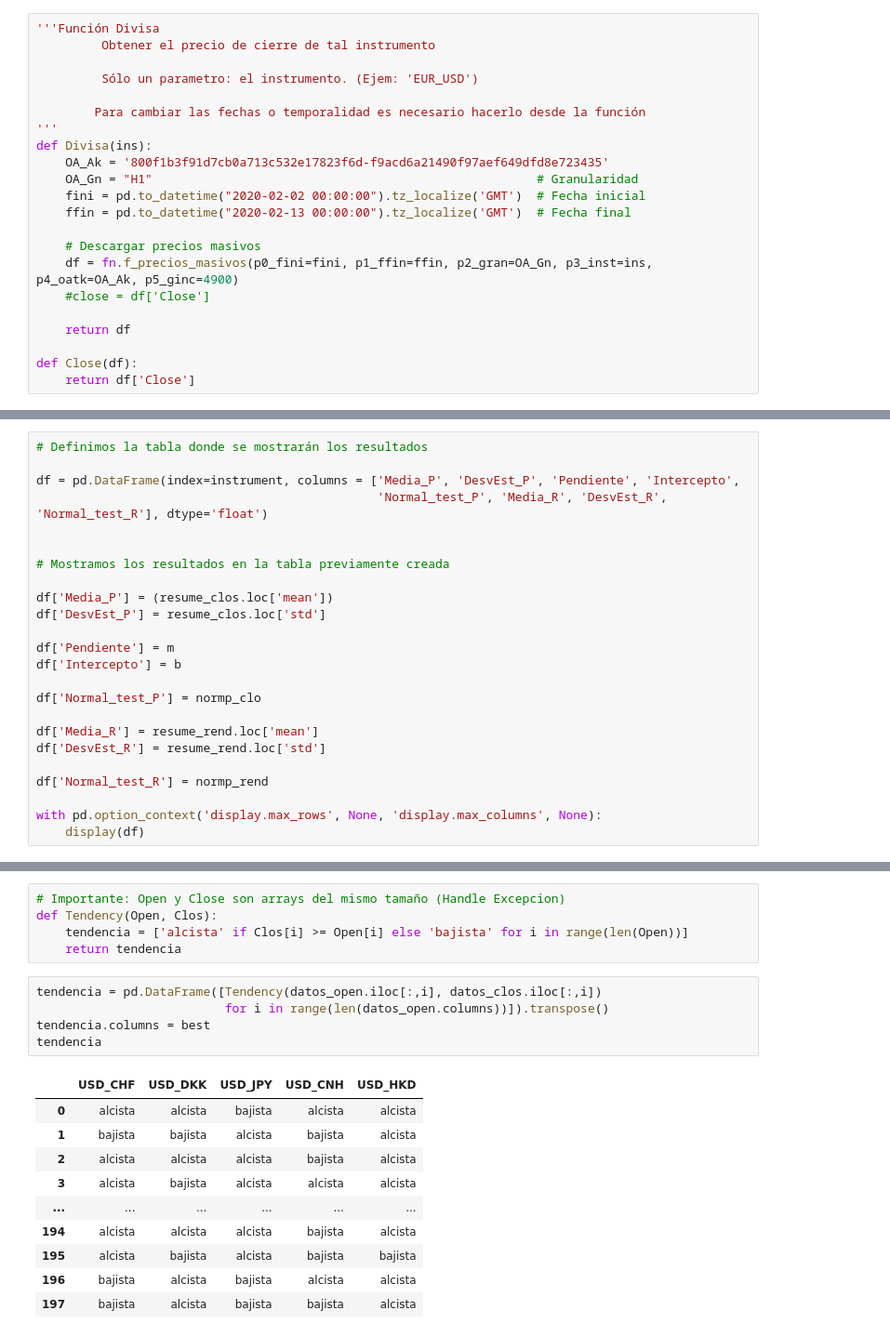
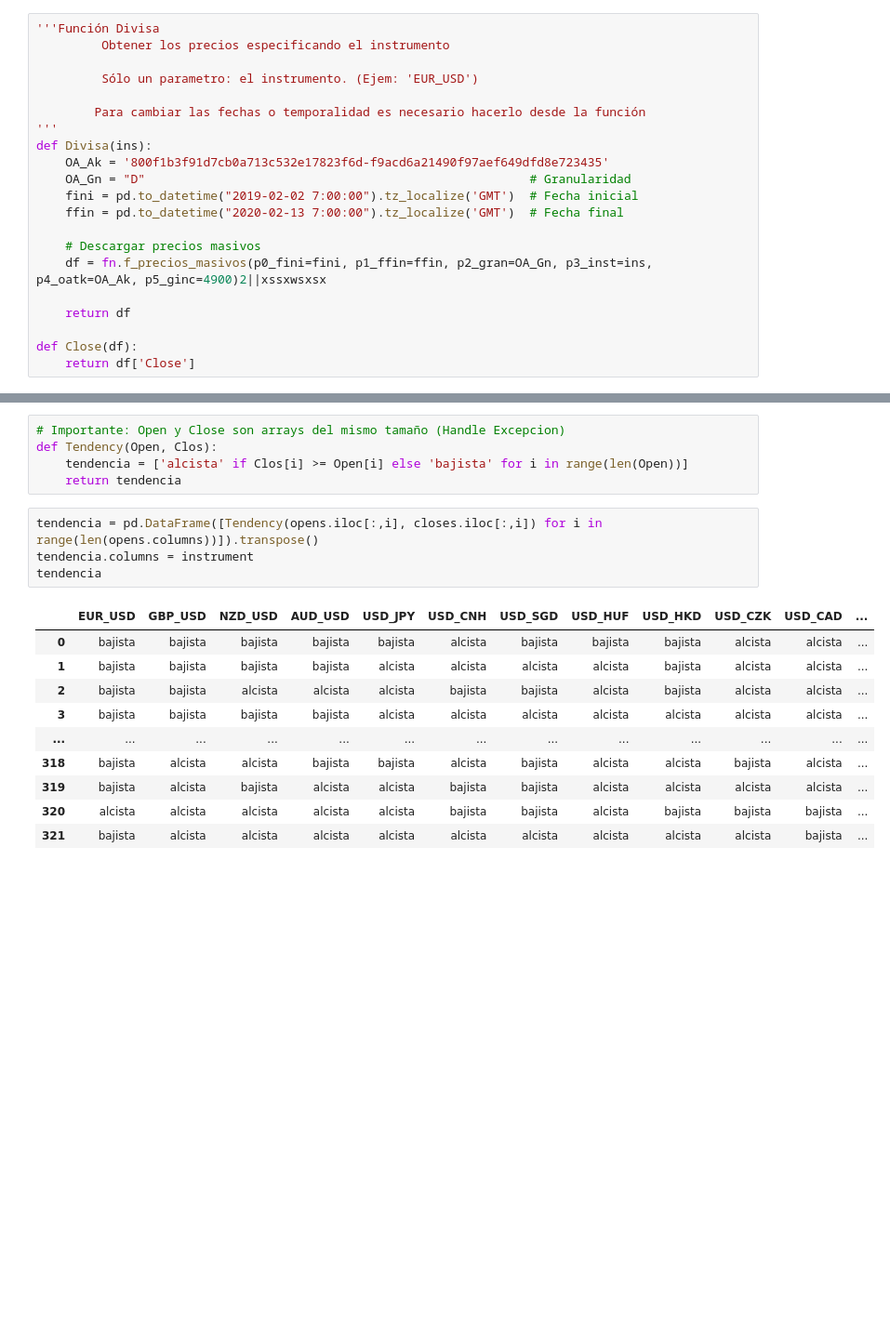
Before and after one commit to violetarcia/LAB_01_KVGH, a Jupyter notebook: LAB_1.ipynb, the cells around one changed output, grey strips where cells are left out. Shown: that part at 93% size. Drawn from its saved outputs; the diff is of its cells as text; blank space fills up the shorter version.

```diff
--- a/LAB_1.ipynb
+++ b/LAB_1.ipynb
@@ -34,7 +34,7 @@ instrument = ['EUR_USD', 'GBP_USD', 'NZD_USD', 'AUD_USD', 'USD_JPY',
 pd.set_option('display.max_rows', 8)
 # %%
 '''Función Divisa
-         Obtener el precio de cierre de tal instrumento
+         Obtener los precios especificando el instrumento
 
          Sólo un parametro: el instrumento. (Ejem: 'EUR_USD')
 
@@ -42,13 +42,12 @@ pd.set_option('display.max_rows', 8)
 '''
 def Divisa(ins):
     OA_Ak = '800f1b3f91d7cb0a713c532e17823f6d-f9acd6a21490f97aef649dfd8e723435'
-    OA_Gn = "H1"                                                     # Granularidad
-    fini = pd.to_datetime("2020-02-02 00:00:00").tz_localize('GMT')  # Fecha inicial
-    ffin = pd.to_datetime("2020-02-13 00:00:00").tz_localize('GMT')  # Fecha final
+    OA_Gn = "D"                                                     # Granularidad
+    fini = pd.to_datetime("2019-02-02 7:00:00").tz_localize('GMT')  # Fecha inicial
+    ffin = pd.to_datetime("2020-02-13 7:00:00").tz_localize('GMT')  # Fecha final
 
     # Descargar precios masivos
-    df = fn.f_precios_masivos(p0_fini=fini, p1_ffin=ffin, p2_gran=OA_Gn, p3_inst=ins, p4_oatk=OA_Ak, p5_ginc=4900)
-    #close = df['Close']
+    df = fn.f_precios_masivos(p0_fini=fini, p1_ffin=ffin, p2_gran=OA_Gn, p3_inst=ins, p4_oatk=OA_Ak, p5_ginc=4900)2||xssxwsxsx
 
     return df
 
@@ -292,24 +173,0 @@ p value for USD_SEK = 5.8473645153323274e-12
-# %%
-# Definimos la tabla donde se mostrarán los resultados
-
-df = pd.DataFrame(index=instrument, columns = ['Media_P', 'DesvEst_P', 'Pendiente', 'Intercepto',
-                                               'Normal_test_P', 'Media_R', 'DesvEst_R', 'Normal_test_R'], dtype='float')
-
-
-# Mostramos los resultados en la tabla previamente creada
-
-df['Media_P'] = (resume_clos.loc['mean'])
-df['DesvEst_P'] = resume_clos.loc['std']
-
-df['Pendiente'] = m
-df['Intercepto'] = b
-
-df['Normal_test_P'] = normp_clo
-
-df['Media_R'] = resume_rend.loc['mean']
-df['DesvEst_R'] = resume_rend.loc['std']
-
-df['Normal_test_R'] = normp_rend
-
-with pd.option_context('display.max_rows', None, 'display.max_columns', None):
-    display(df)
@@ -470,18 +189,17 @@ def Tendency(Open, Clos):
     tendencia = ['alcista' if Clos[i] >= Open[i] else 'bajista' for i in range(len(Open))]
     return tendencia
 # %%
-tendencia = pd.DataFrame([Tendency(datos_open.iloc[:,i], datos_clos.iloc[:,i])
-                          for i in range(len(datos_open.columns))]).transpose()
-tendencia.columns = best
+tendencia = pd.DataFrame([Tendency(opens.iloc[:,i], closes.iloc[:,i]) for i in range(len(opens.columns))]).transpose()
+tendencia.columns = instrument
 tendencia
 # %% [output]
-|  | USD_CHF | USD_DKK | USD_JPY | USD_CNH | USD_HKD |
-| 0 | alcista | alcista | bajista | alcista | alcista |
-| 1 | bajista | bajista | alcista | bajista | alcista |
-| 2 | alcista | alcista | alcista | bajista | alcista |
-| 3 | alcista | bajista | alcista | alcista | alcista |
-| ... | ... | ... | ... | ... | ... |
-| 194 | alcista | alcista | alcista | bajista | alcista |
-| 195 | alcista | bajista | alcista | bajista | bajista |
-| 196 | bajista | alcista | bajista | alcista | alcista |
-| 197 | bajista | alcista | bajista | bajista | alcista |
+|  | EUR_USD | GBP_USD | NZD_USD | AUD_USD | USD_JPY | USD_CNH | USD_SGD | USD_HUF | USD_HKD | USD_CZK | USD_CAD | ... |
+| 0 | bajista | bajista | bajista | bajista | bajista | alcista | bajista | bajista | bajista | alcista | alcista | ... |
+| 1 | bajista | bajista | bajista | bajista | alcista | alcista | alcista | alcista | bajista | alcista | alcista | ... |
+| 2 | bajista | bajista | alcista | alcista | alcista | bajista | bajista | alcista | bajista | alcista | alcista | ... |
+| 3 | bajista | bajista | bajista | bajista | alcista | alcista | alcista | alcista | alcista | alcista | alcista | ... |
+| ... | ... | ... | ... | ... | ... | ... | ... | ... | ... | ... | ... | ... |
+| 318 | bajista | alcista | alcista | bajista | bajista | alcista | bajista | alcista | alcista | bajista | alcista | ... |
+| 319 | bajista | alcista | bajista | alcista | alcista | bajista | bajista | alcista | alcista | alcista | alcista | ... |
+| 320 | alcista | alcista | alcista | alcista | alcista | bajista | bajista | alcista | bajista | bajista | bajista | ... |
+| 321 | bajista | alcista | alcista | alcista | alcista | alcista | alcista | alcista | alcista | alcista | bajista | ... |
```
Also changed, not shown: parts of 51 cells of this notebook.
